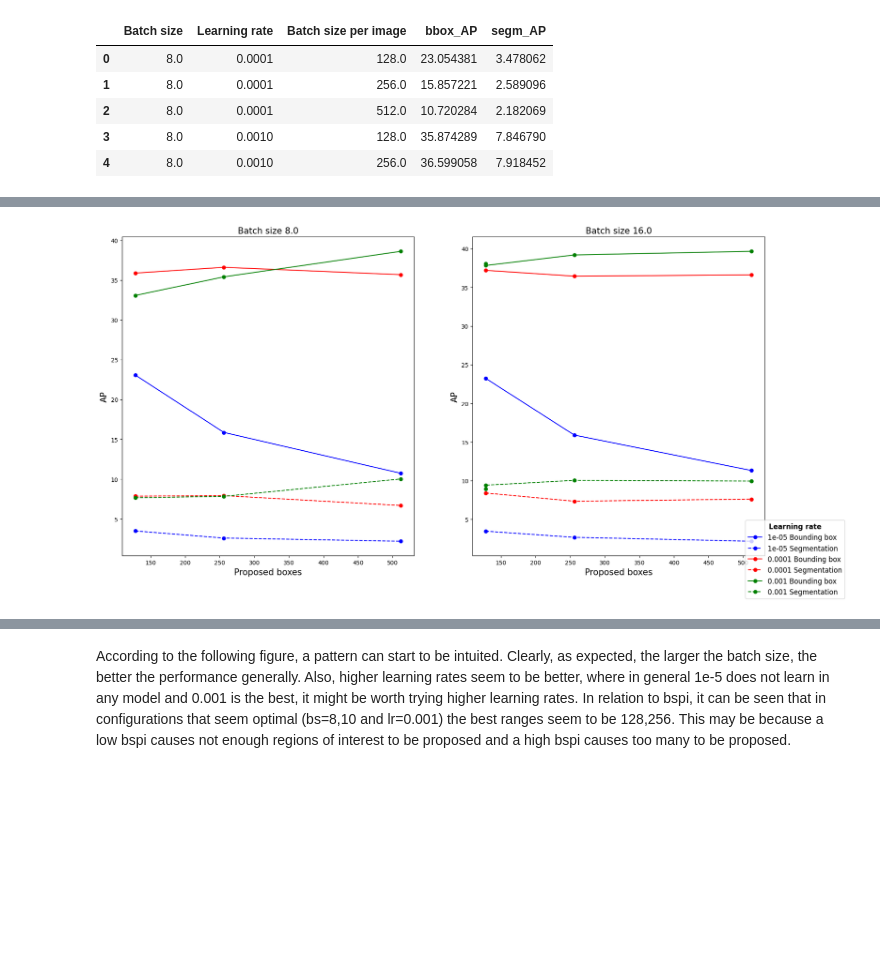
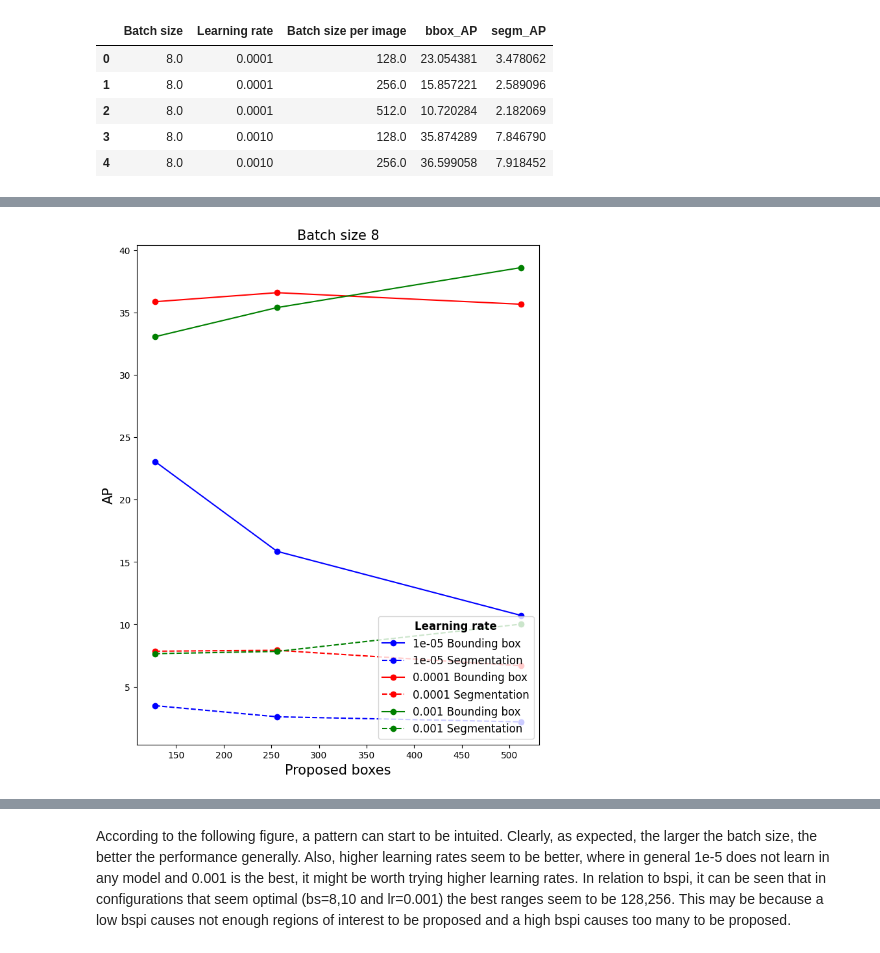
Before and after one commit to femartip/Detection-Microfibres-in-Sludge, a Jupyter notebook: Fine_tuned_Detectron2/Utils/cv_results_CA.ipynb, the cells around one changed output, grey strips where cells are left out. Drawn from its saved outputs; the diff is of its cells as text; code cells hidden in the pictures; blank space fills up the shorter version.

```diff
--- a/Fine_tuned_Detectron2/Utils/cv_results_CA.ipynb
+++ b/Fine_tuned_Detectron2/Utils/cv_results_CA.ipynb
@@ -67,3 +67,8 @@ reduces_df.head()
 | 2 | 8.0 | 0.0001 | 512.0 | 10.720284 | 2.182069 |
 | 3 | 8.0 | 0.0010 | 128.0 | 35.874289 | 7.846790 |
 | 4 | 8.0 | 0.0010 | 256.0 | 36.599058 | 7.918452 |
+# %%
+grouped_bs = reduces_df.groupby('Batch size')
+group = grouped_bs.get_group(8.0)
+grouped_lr = group.groupby('Learning rate')
+print(grouped_lr.head())
@@ -70,32 +86,27 @@ reduces_df.head()
 # %%
 import matplotlib.pyplot as plt
 import seaborn as sns
 
-grouped_bs = reduces_df.groupby('Batch size')
 
-fig, ax = plt.subplots(1, 2, figsize=(20, 10))
-# Define line styles
+# Plot for batch size 8
+fig, ax = plt.subplots(figsize=(8, 10))
+
 line_styles = ['-', '--']
 labels = ['bbox_AP', 'segm_AP']
-colors = ['blue', 'red', 'green', 'pink']
+colors = ['blue', 'red', 'green']
 
-for i, (key, group) in enumerate(grouped_bs):
-    if key in [8.0, 16.0]:
-        grouped_lr = group.groupby('Learning rate')
-        for j, (key_lr, group_lr) in enumerate(grouped_lr):
-            for k, metric in enumerate([group_lr['bbox_AP'], group_lr['segm_AP']]):
-                ax[i].plot(group_lr['Batch size per image'], metric, marker='o', linestyle=line_styles[k], label=f'{key_lr} {labels[k]}', color=colors[j])
-        ax[i].set_title(f'Batch size {key}', fontsize=15)
-        ax[i].set_xlabel('Proposed boxes', fontsize=15)
-        ax[i].set_ylabel('AP', fontsize=15)
+for j, (key_lr, group_lr) in enumerate(grouped_lr):
+    for k, metric in enumerate([group_lr['bbox_AP'], group_lr['segm_AP']]):
+        ax.plot(group_lr['Batch size per image'], metric, marker='o', linestyle=line_styles[k], label=f'{key_lr} {labels[k]}', color=colors[j])
+ax.set_title('Batch size 8', fontsize=15)
+ax.set_xlabel('Proposed boxes', fontsize=15)
+ax.set_ylabel('AP', fontsize=15)
 
-handles, labels = ax[0].get_legend_handles_labels()
-
-# Create a single legend for all subplots
-legend = fig.legend(handles, ['1e-05 Bounding box', '1e-05 Segmentation', '0.0001 Bounding box', '0.0001 Segmentation', '0.001 Bounding box', '0.001 Segmentation'], loc='lower right', title='Learning rate', fontsize='large')
+handles, labels = ax.get_legend_handles_labels()
+legend = ax.legend(handles, ['1e-05 Bounding box', '1e-05 Segmentation', '0.0001 Bounding box', '0.0001 Segmentation', '0.001 Bounding box', '0.001 Segmentation'], loc='lower right', title='Learning rate', fontsize='large')
 legend.get_title().set_fontsize('large')
 legend.get_title().set_fontweight('bold')
 
 plt.show()
 # %% [output]
-[figure, old version]
+[figure, new version]
```
Also changed, not shown: parts of 18 cells of this notebook, 2 other files.
